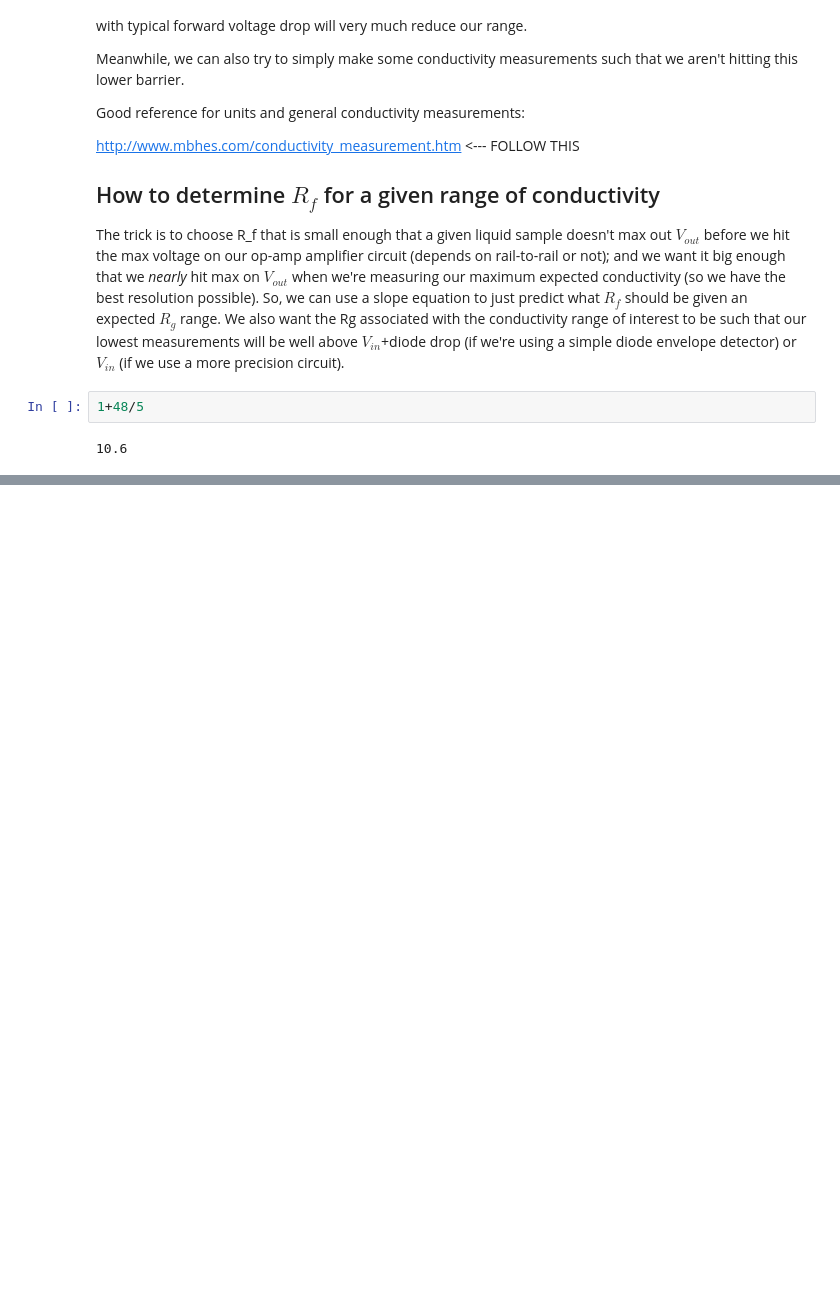
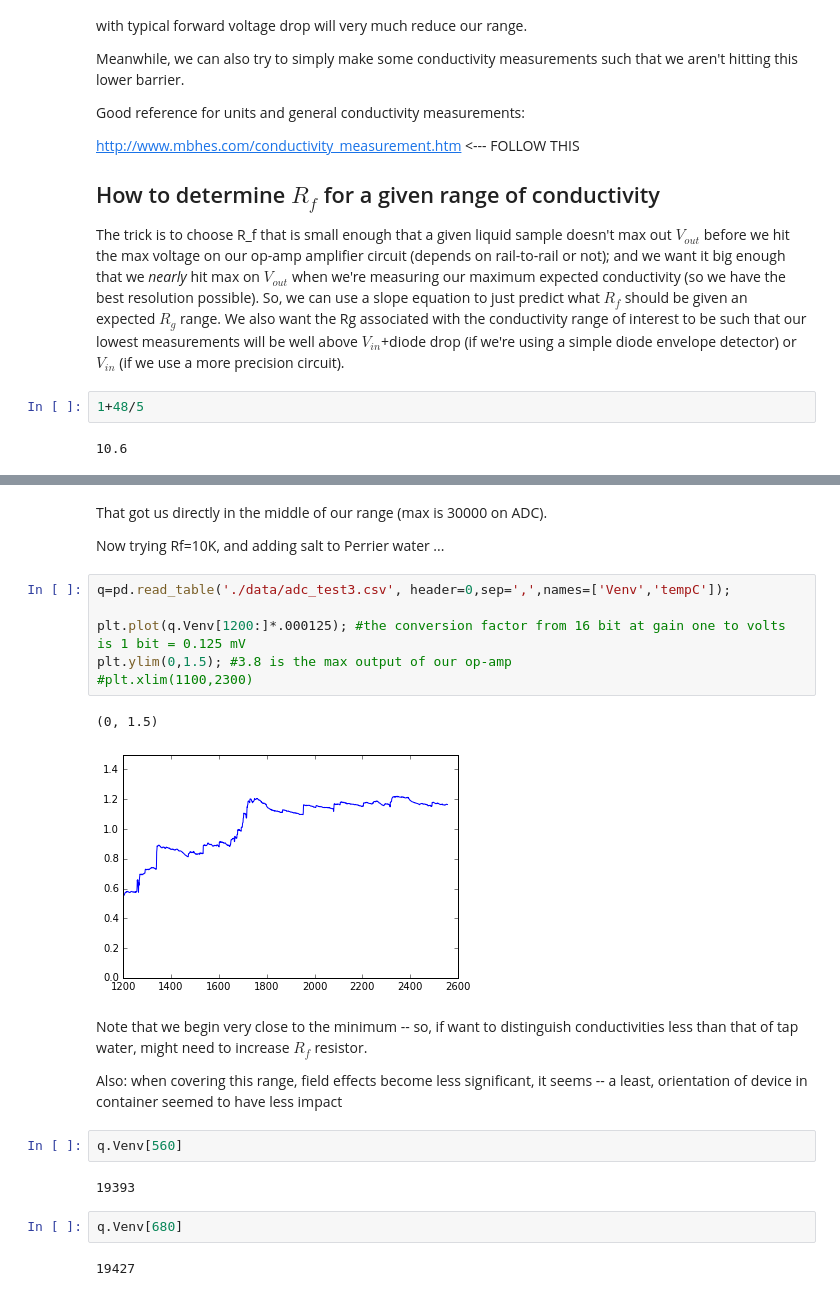
Before and after one commit to koson/conductivity-research, a Jupyter notebook: wien.ipynb, the cells around one changed output, grey strips where cells are left out. Drawn from its saved outputs; the diff is of its cells as text; blank space fills up the shorter version.

```diff
--- a/wien.ipynb
+++ b/wien.ipynb
@@ -539,0 +568,25 @@ in the range 0.5 to 1.5 cm-1.
+# %% [markdown]
+That got us directly in the middle of our range (max is 30000 on ADC).
+
+Now trying Rf=10K, and adding salt to Perrier water ...
+# %%
+q=pd.read_table('./data/adc_test3.csv', header=0,sep=',',names=['Venv','tempC']);
+
+plt.plot(q.Venv[1200:]*.000125); #the conversion factor from 16 bit at gain one to volts is 1 bit = 0.125 mV
+plt.ylim(0,1.5); #3.8 is the max output of our op-amp
+#plt.xlim(1100,2300)
+# %% [output]
+(0, 1.5)
+[figure, added]
+# %% [markdown]
+Note that we begin very close to the minimum -- so, if want to distinguish conductivities less than that of tap water, might need to increase $R_f$ resistor.
+
+Also: when covering this range, field effects become less significant, it seems -- a least, orientation of device in container seemed to have less impact
+# %%
+q.Venv[560]
+# %% [output]
+19393
+# %%
+q.Venv[680]
+# %% [output]
+19427
```
Also changed, not shown: parts of 7 cells of this notebook, 2 other files.
